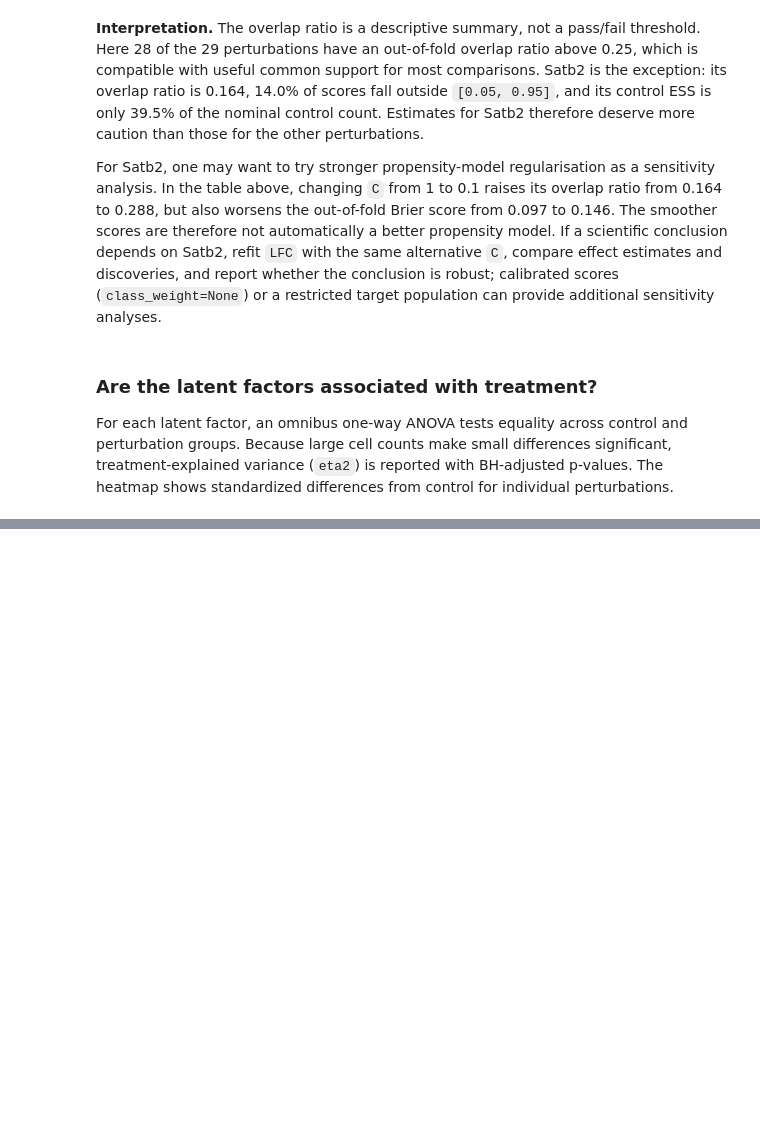
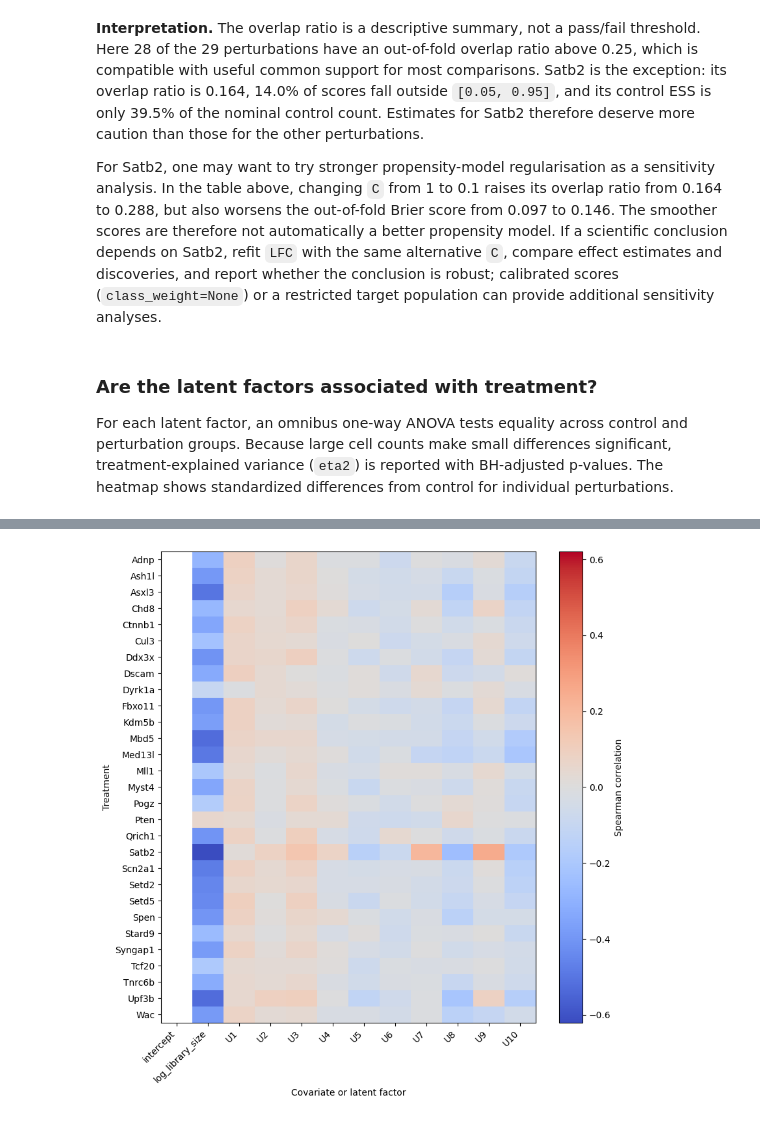
Before and after one commit to jaydu1/causarray, a Jupyter notebook: docs/source/tutorial/perturbseq/perturbseq-py.ipynb, the cells around one changed output, grey strips where cells are left out. Cells and saved outputs as stored; diff of their text form; code cells hidden in the pictures; blank space fills up the shorter version.

Commit message:
Add treatment-specific propensity diagnostics

```diff
--- a/docs/source/tutorial/perturbseq/perturbseq-py.ipynb
+++ b/docs/source/tutorial/perturbseq/perturbseq-py.ipynb
@@ -325,0 +356,18 @@ plt.show()
+# %%
+factor_names = [f'U{k + 1}' for k in range(U.shape[1])]
+propensity_names = ['intercept', 'log_library_size', *factor_names]
+propensity_types = ['observed', 'observed', *(['latent'] * U.shape[1])]
+association_summary = summarize_treatment_associations(
+    A, W_A, covariate_names=propensity_names,
+    covariate_types=propensity_types,
+)
+observed_associations = association_summary.query("covariate_type == 'observed' and not constant")
+latent_associations = association_summary.query("covariate_type == 'latent'").copy()
+display(observed_associations.sort_values('padj').head(10))
+display(
+    latent_associations.assign(abs_smd=lambda frame: frame['standardized_mean_difference'].abs())
+    .sort_values('abs_smd', ascending=False).drop(columns='abs_smd').head(10)
+)
+fig, ax = plot_treatment_associations(association_summary)
+plt.show()
+# %% [output]
@@ -325,0 +396 @@ plt.show()
+[figure, added]
```
Also changed, not shown: parts of 11 cells of this notebook, 11 other files.
